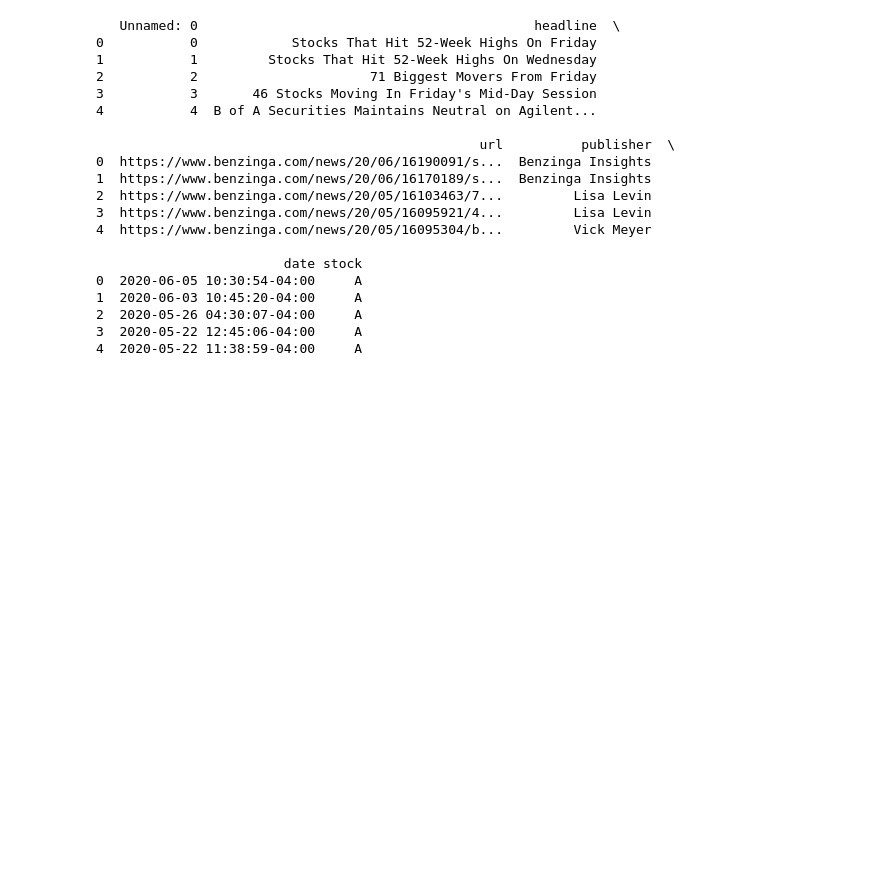
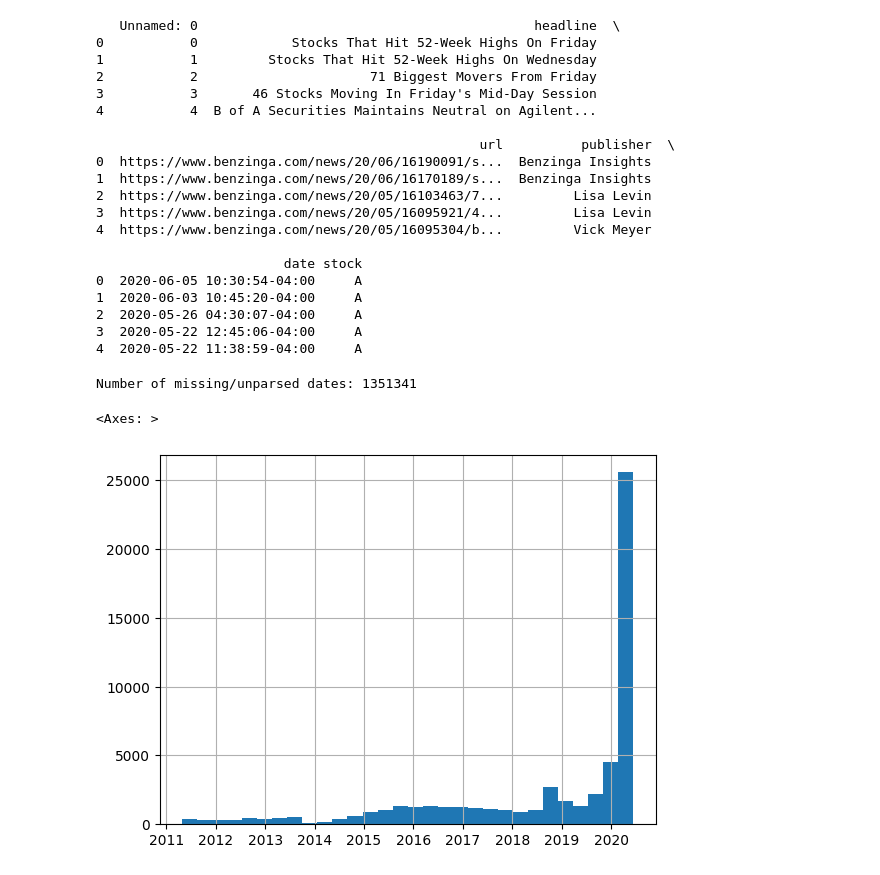
Before and after one commit to ProfessorAbraham/10academy-week1-sentiment-stock-analysis, a Jupyter notebook: notebooks/task_1_eda.ipynb, the cells around one changed output. Drawn from its saved outputs; the diff is of its cells as text; code cells hidden in the pictures; blank space fills up the shorter version.

```diff
--- a/notebooks/task_1_eda.ipynb
+++ b/notebooks/task_1_eda.ipynb
@@ -78,3 +78,20 @@ print(analyst_df.head())
 2  2020-05-26 04:30:07-04:00     A
 3  2020-05-22 12:45:06-04:00     A
 4  2020-05-22 11:38:59-04:00     A
+# %%
+import pandas as pd
+
+# Convert 'date' column to datetime, coercing errors to NaT
+analyst_df['date'] = pd.to_datetime(analyst_df['date'], errors='coerce')
+
+# Check if any dates failed to parse
+missing_dates = analyst_df[analyst_df['date'].isna()]
+print(f"Number of missing/unparsed dates: {len(missing_dates)}")
+
+# Plot histogram of dates (drop missing dates)
+analyst_df = analyst_df.dropna(subset=['date'])
+analyst_df['date'].hist(bins=30)
+# %% [output]
+Number of missing/unparsed dates: 1351341
+<Axes: >
+[figure, added]
```
Also changed, not shown: parts of 3 cells of this notebook.
